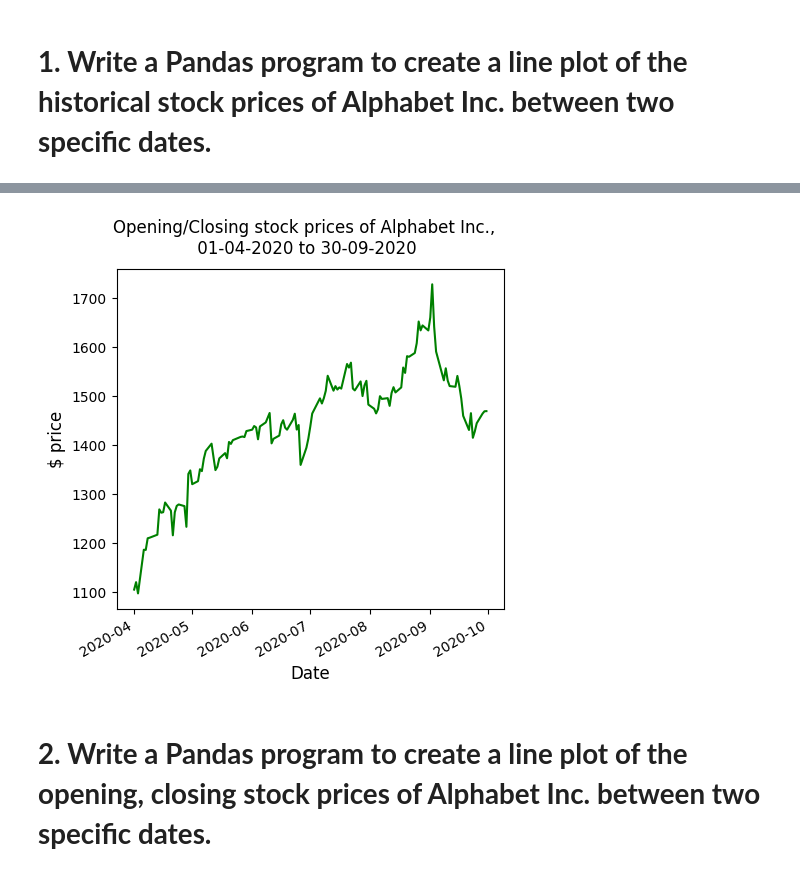
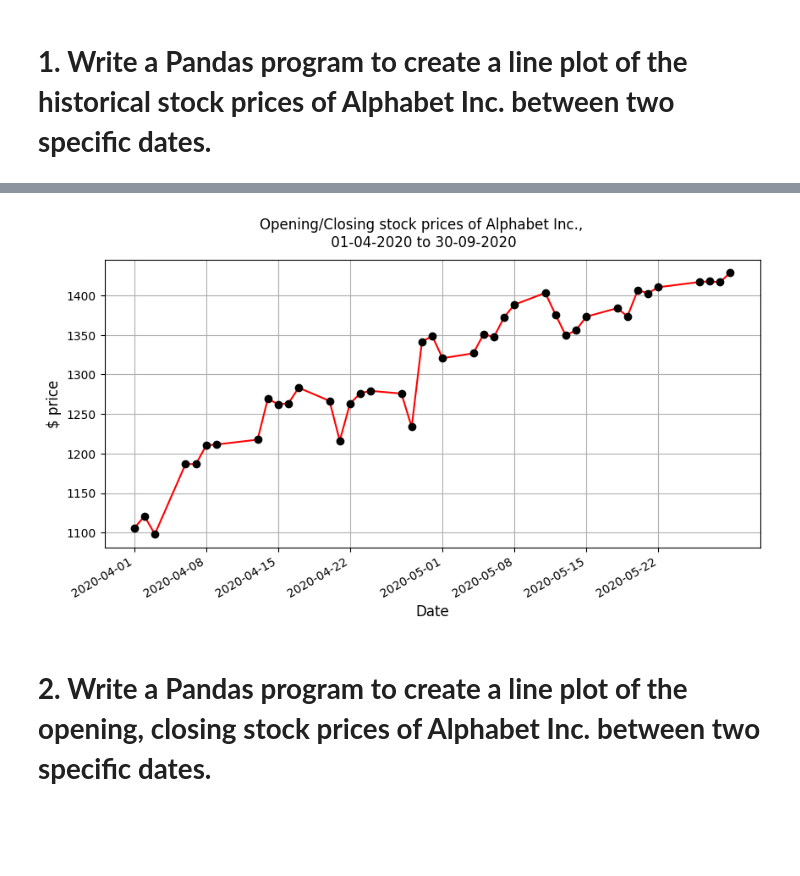
Before and after one commit to MayureshOP-max/DataAnalytics, a Jupyter notebook: Assignment_6.ipynb, the cells around one changed output, grey strips where cells are left out. Drawn from its saved outputs; the diff is of its cells as text; code cells hidden in the pictures; blank space fills up the shorter version.

```diff
--- a/Assignment_6.ipynb
+++ b/Assignment_6.ipynb
@@ -19,0 +33,8 @@ df.head()
+# %%
+sd = pd.to_datetime('2020-04-01')
+ed = pd.to_datetime('2020-05-30')
+df['Date'] = pd.to_datetime(df['Date'])
+
+newdf = (df['Date']>=sd) & (df['Date'] <=ed)
+df1 = df.loc[newdf]
+df1
@@ -20,20 +59,21 @@ df.head()
 # %%
 sd = pd.to_datetime('2020-04-01')
-ed = pd.to_datetime('2020-09-30')  #set startdate and enddate
+ed = pd.to_datetime('2020-05-30')  #set startdate and enddate
 df['Date'] = pd.to_datetime(df['Date'])   #set the date column in df in datetime format from the regular string format
 newdf = (df['Date']>=sd) & (df['Date'] <=ed)  #taking dates only between sd to ed
 df1 = df.loc[newdf]   # newdf is mask and df2 is filtered df
 df2 = df1.set_index('Date')
 
-plt.figure(figsize = (5,5))
+plt.figure(figsize = (10,5))
 
 plt.suptitle('Opening/Closing stock prices of Alphabet Inc.,\n 01-04-2020 to 30-09-2020', fontsize=12, color='black')
 plt.xlabel("Date",fontsize=12, color='black')
 plt.ylabel("$ price", fontsize=12, color='black')
-df2['Close'].plot(color='green');  #Plots the 'Close' column from the DataFrame df2 against the index, which is the 'Date'.
+df2['Close'].plot(color='red',marker='o',mfc = 'black',mec = 'black');  #Plots the 'Close' column from the DataFrame df2 against the index, which is the 'Date'.
+plt.grid()
 plt.show()
 # %% [output]
-[figure, old version]
+[figure, new version]
 # %% [markdown]
 # **2. Write a Pandas program to create a line plot of the opening, closing stock prices of Alphabet Inc. between two specific dates.**
 # %%
```
Also changed, not shown: parts of 10 cells of this notebook.
